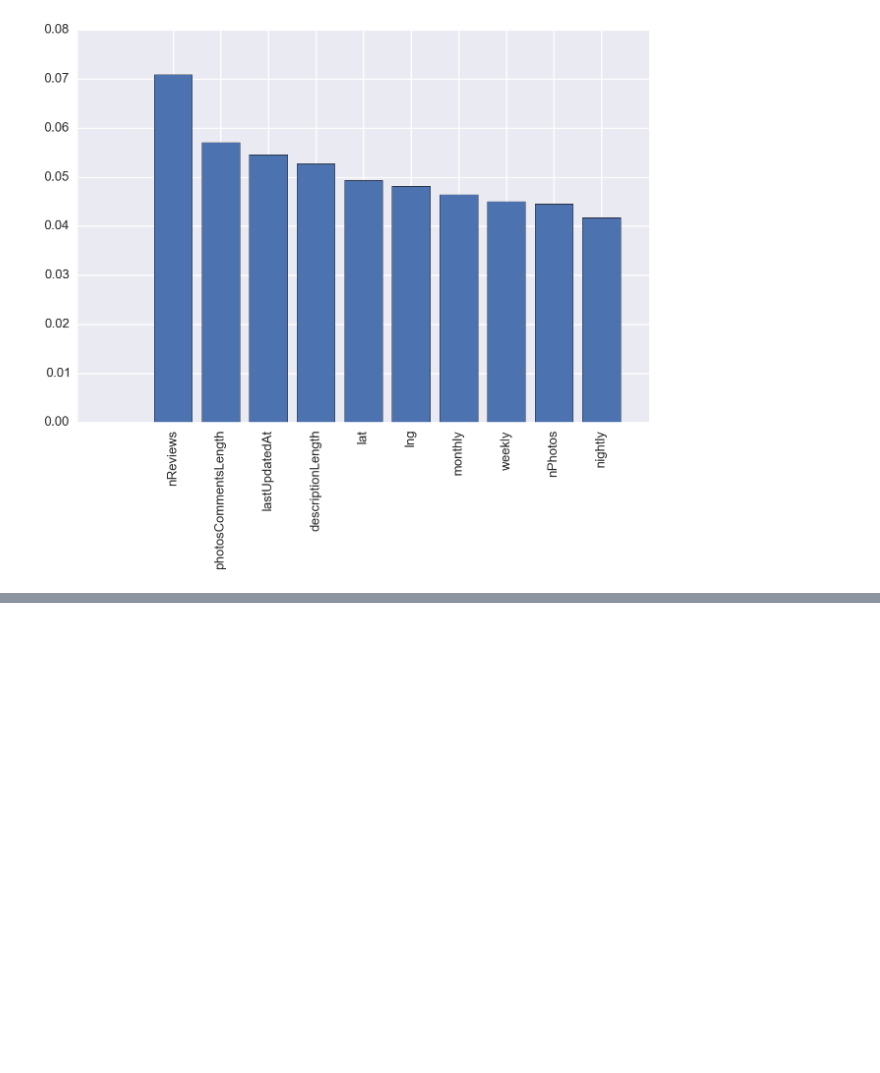
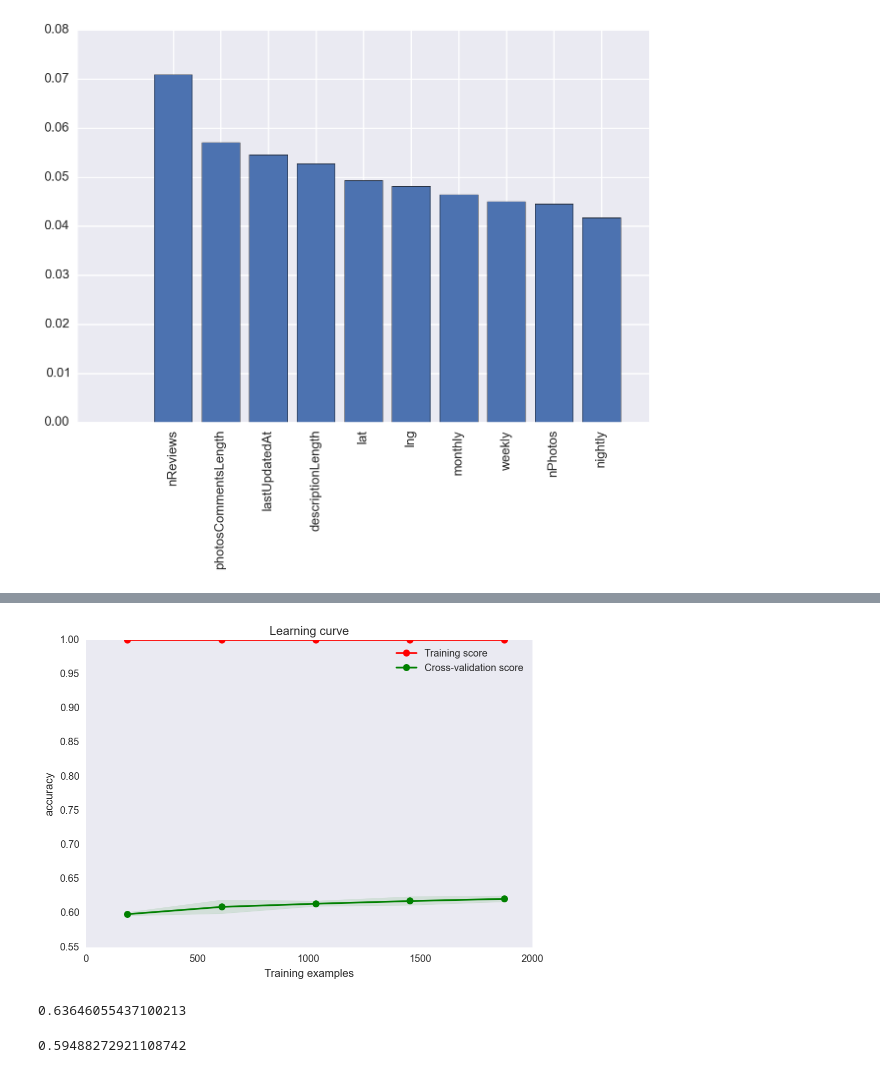
Before and after one commit to ibuder/reputon, a Jupyter notebook: notebooks/ML_2015-06-11.ipynb, the cells around one changed output, grey strips where cells are left out. Drawn from its saved outputs; the diff is of its cells as text; code cells hidden in the pictures; blank space fills up the shorter version.

```diff
--- a/notebooks/ML_2015-06-11.ipynb
+++ b/notebooks/ML_2015-06-11.ipynb
@@ -352,0 +371,18 @@ plt.xticks(range(n_features_plot), Xtr.columns[ind][:n_features_plot], rotation=
+# %%
+import imp
+import learning
+imp.reload(learning)
+from learning import *
+engine = db.create_root_engine()
+rawtable = pd.io.sql.read_sql_table('listings', engine, index_col='id')
+Xtr3, Xte3, ytr3, yte3 = get_training_test_set(rawtable, make_features=make_features3)
+# %%
+scaler = skl.preprocessing.StandardScaler()
+clf = sklearn.ensemble.RandomForestClassifier(n_estimators=1000, criterion='gini',
+                                              max_features='auto', max_depth=50, # Can experiment with this to regularize
+                                              n_jobs=4, class_weight='auto')
+clf5 = skl.pipeline.Pipeline([
+        ('scaler', scaler), ('clf', clf)])
+# %%
+plot_learning_curve(clf5, "Learning curve", Xtr3, ytr3)
+# %% [output]
@@ -352,0 +390,12 @@ plt.xticks(range(n_features_plot), Xtr.columns[ind][:n_features_plot], rotation=
+[figure, added]
+# %%
+clf5.fit(Xtr3, ytr3)
+skl.metrics.accuracy_score(yte3, clf5.predict(Xte3))
+# %% [output]
+0.63646055437100213
+# %%
+clf_dummy = skl.dummy.DummyClassifier(strategy='most_frequent')
+clf_dummy.fit(Xtr3, ytr3)
+skl.metrics.accuracy_score(yte3, clf_dummy.predict(Xte3))
+# %% [output]
+0.59488272921108742
```
Also changed, not shown: parts of 6 cells of this notebook, 1 other file.
